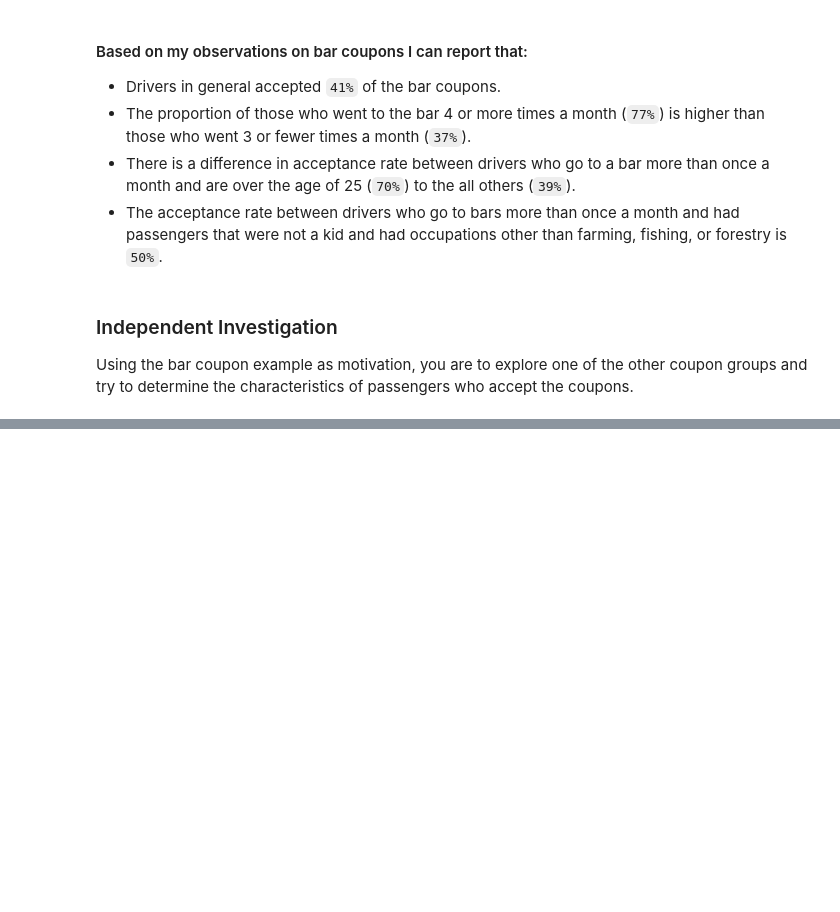
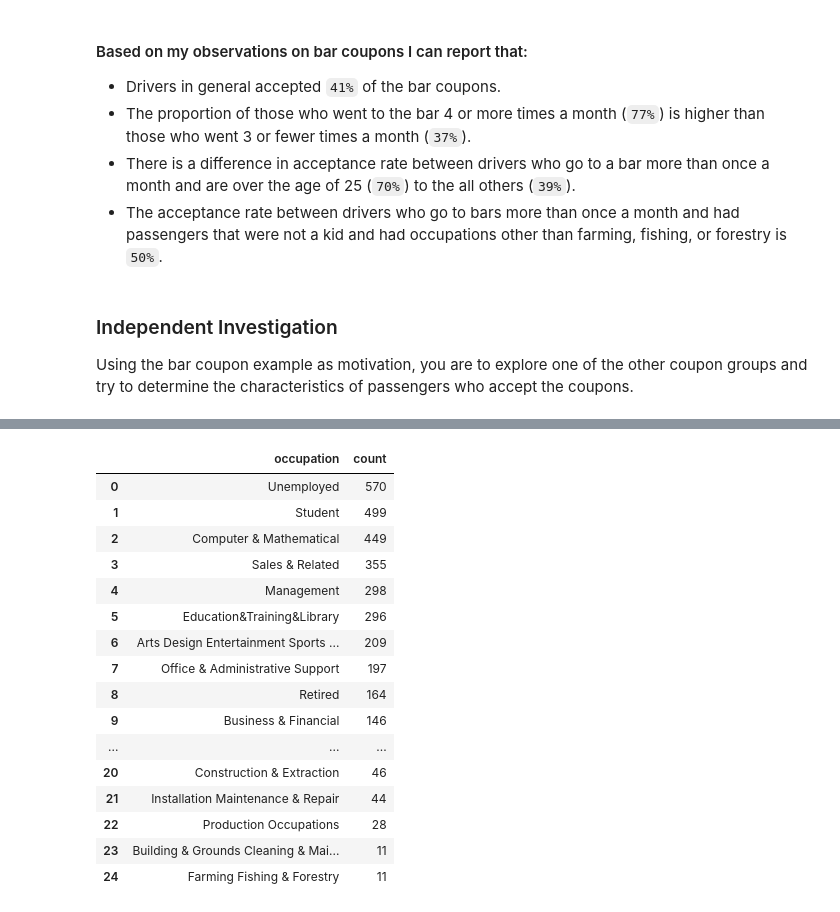
Before and after one commit to christianfajardo/ML_AI_PracticalApplication_1, a Jupyter notebook: prompt.ipynb, the cells around one changed output, grey strips where cells are left out. Saved outputs shown, nothing was run; the diff lists cells and outputs as text; code cells hidden in the pictures; blank space fills up the shorter version.

```diff
--- a/prompt.ipynb
+++ b/prompt.ipynb
@@ -646,0 +709,20 @@ Using the bar coupon example as motivation, you are to explore one of the other
+# %%
+coffee_coupon['occupation'].value_counts().reset_index()
+# %% [output]
+|  | occupation | count |
+| 0 | Unemployed | 570 |
+| 1 | Student | 499 |
+| 2 | Computer & Mathematical | 449 |
+| 3 | Sales & Related | 355 |
+| 4 | Management | 298 |
+| 5 | Education&Training&Library | 296 |
+| 6 | Arts Design Entertainment Sports ... | 209 |
+| 7 | Office & Administrative Support | 197 |
+| 8 | Retired | 164 |
+| 9 | Business & Financial | 146 |
+| ... | ... | ... |
+| 20 | Construction & Extraction | 46 |
+| 21 | Installation Maintenance & Repair | 44 |
+| 22 | Production Occupations | 28 |
+| 23 | Building & Grounds Cleaning & Mai... | 11 |
+| 24 | Farming Fishing & Forestry | 11 |
```
Also changed, not shown: parts of 9 cells of this notebook.
